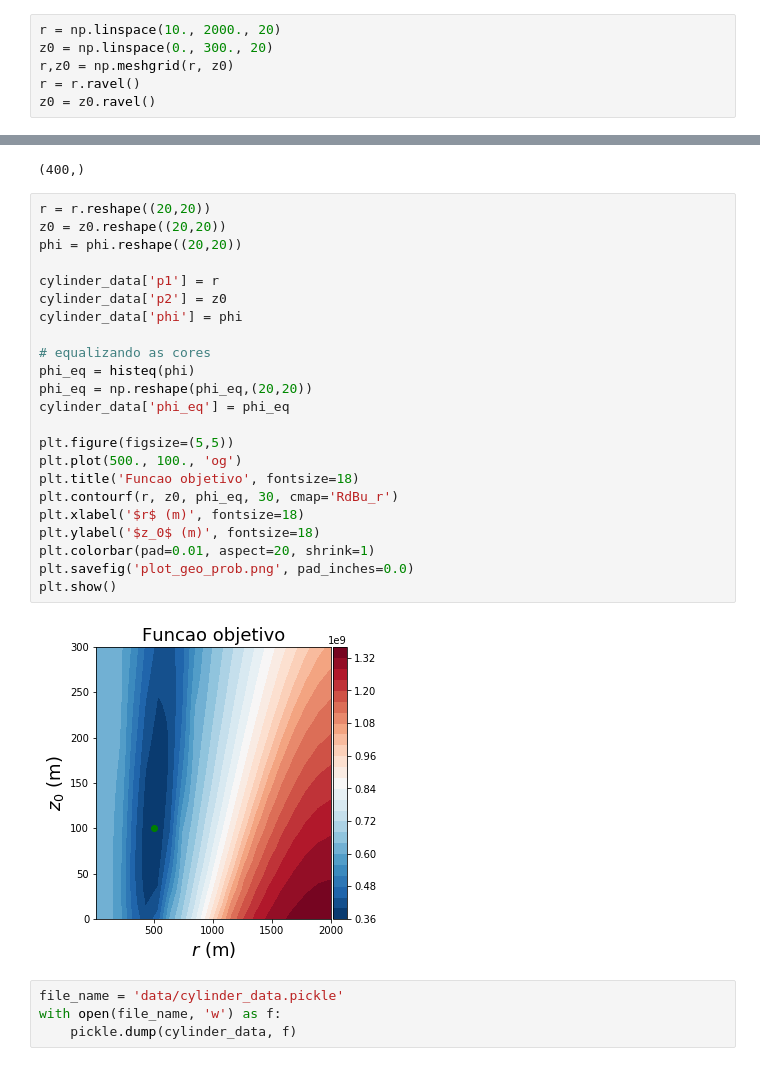
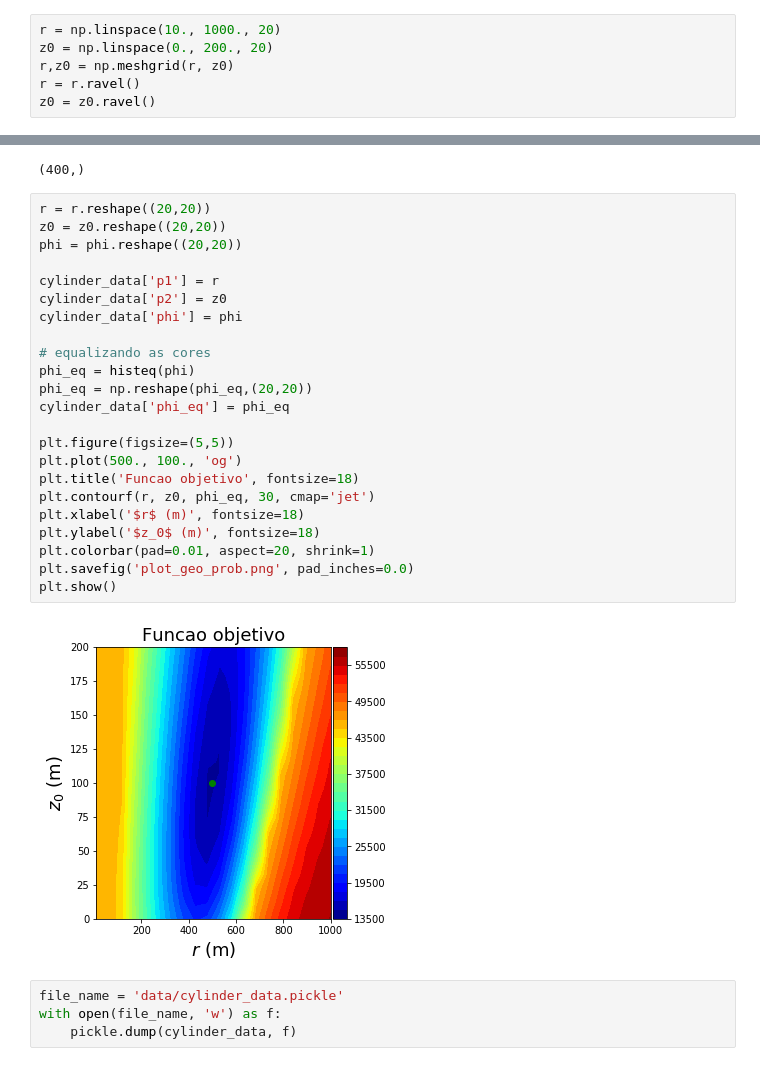
Before and after one commit to leobvital/non-linear-inversion, a Jupyter notebook: cylinder_model_data.ipynb, the cells around one changed output, grey strips where cells are left out. Saved outputs shown, nothing was run; the diff lists cells and outputs as text.

```diff
--- a/cylinder_model_data.ipynb
+++ b/cylinder_model_data.ipynb
@@ -31,8 +31,8 @@ cylinder_data['data'] = polyprism.tf(regular_grid['xp'], regular_grid['yp'], reg
 cylinder_data['data_noise'] = cylinder_data['data'] + np.random.normal(loc=0., scale=5.,\
                                size=regular_grid['shape'][0]*regular_grid['shape'][1]) # noise corrupted data
 # %%
-r = np.linspace(10., 2000., 20)
-z0 = np.linspace(0., 300., 20)
+r = np.linspace(10., 1000., 20)
+z0 = np.linspace(0., 200., 20)
 r,z0 = np.meshgrid(r, z0)
 r = r.ravel()
 z0 = z0.ravel()
@@ -54,28 +54,28 @@ phi.shape
 # %%
 r = r.reshape((20,20))
 z0 = z0.reshape((20,20))
 phi = phi.reshape((20,20))
 
 cylinder_data['p1'] = r
 cylinder_data['p2'] = z0
 cylinder_data['phi'] = phi
 
 # equalizando as cores
 phi_eq = histeq(phi)
 phi_eq = np.reshape(phi_eq,(20,20))
 cylinder_data['phi_eq'] = phi_eq
 
 plt.figure(figsize=(5,5))
 plt.plot(500., 100., 'og')
 plt.title('Funcao objetivo', fontsize=18)
-plt.contourf(r, z0, phi_eq, 30, cmap='RdBu_r')
+plt.contourf(r, z0, phi_eq, 30, cmap='jet')
 plt.xlabel('$r$ (m)', fontsize=18)
 plt.ylabel('$z_0$ (m)', fontsize=18)
 plt.colorbar(pad=0.01, aspect=20, shrink=1)
 plt.savefig('plot_geo_prob.png', pad_inches=0.0)
 plt.show()
 # %% [output]
-[figure, old version]
+[figure, new version]
 # %%
 file_name = 'data/cylinder_data.pickle'
 with open(file_name, 'w') as f:
```
Also changed, not shown: 8 other files.
